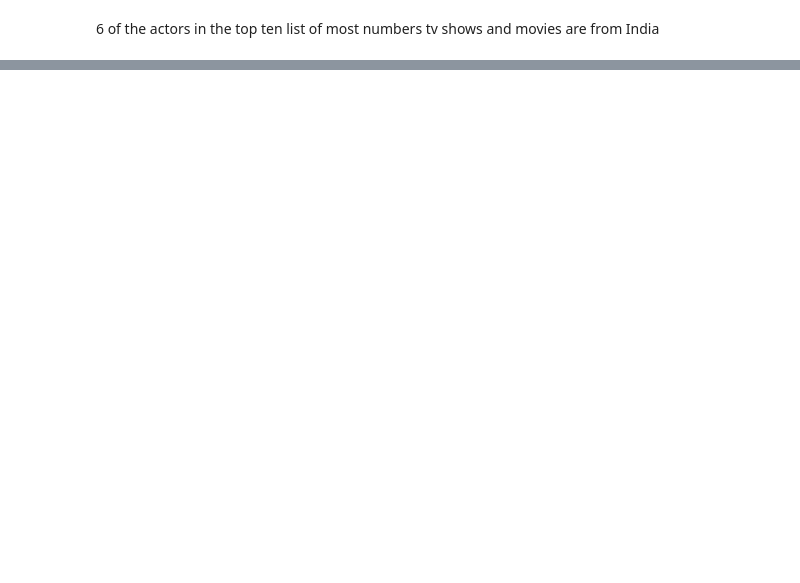
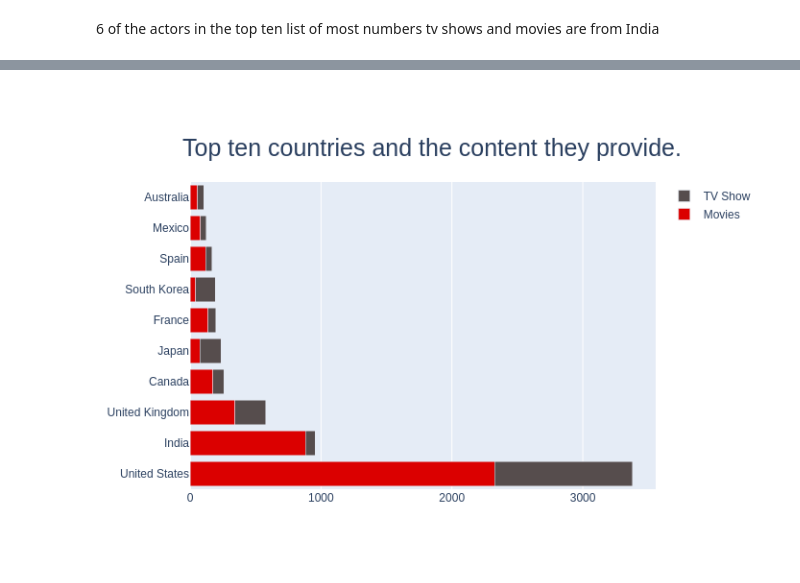
Before and after one commit to Ratnakar2022/Netflix-Movies-and-TV-Shows, a Jupyter notebook: Netflix_Movies_and_TV_Shows_Clustering.ipynb, the cells around one changed output, grey strips where cells are left out. Drawn from its saved outputs; the diff is of its cells as text; code cells hidden in the pictures; blank space fills up the shorter version.

```diff
--- a/Netflix_Movies_and_TV_Shows_Clustering.ipynb
+++ b/Netflix_Movies_and_TV_Shows_Clustering.ipynb
@@ -620,0 +623,8 @@ actor_list.head(10)
+# %%
+ #Since there are many countries, we will take the top ten countries that produce
+     #content and see what type of content these countries provide the most?'''
+
+netflix_data['country_single'] = netflix_data['country'].apply(lambda x: x.split(",")[0])
+country_order = netflix_data['country_single'].value_counts()[:10].index
+countryVScontent = netflix_data[['type', 'country_single']].groupby('country_single')['type'].value_counts().unstack().loc[country_order].reset_index()
+countryVScontent
@@ -620,0 +643,34 @@ actor_list.head(10)
+# %%
+# Plot the above data.
+fig = go.Figure()
+fig.add_trace(go.Bar(
+    y=countryVScontent['index'],
+    x=countryVScontent['Movie'],
+    name='Movies',
+    orientation='h',
+    marker=dict(
+        color='rgba(219, 0, 0, 1)'
+    )
+))
+fig.add_trace(go.Bar(
+    y=countryVScontent['index'],
+    x=countryVScontent['TV Show'],
+    name='TV Show',
+    orientation='h',
+    marker=dict(
+        color='rgba(86, 77, 77, 1)'
+    )
+))
+
+fig.update_layout(barmode='stack',
+                   title={'text': 'Top ten countries and the content they provide.',
+                          'y':0.89,
+                          'x':0.5,
+                          'font_size':25,
+                          'xanchor': 'center',
+                          'yanchor': 'top'}
+                  )
+# fig.show()
+fig.show('png')
+# %% [output]
+[figure, added]
```
Also changed, not shown: parts of 12 cells of this notebook.
